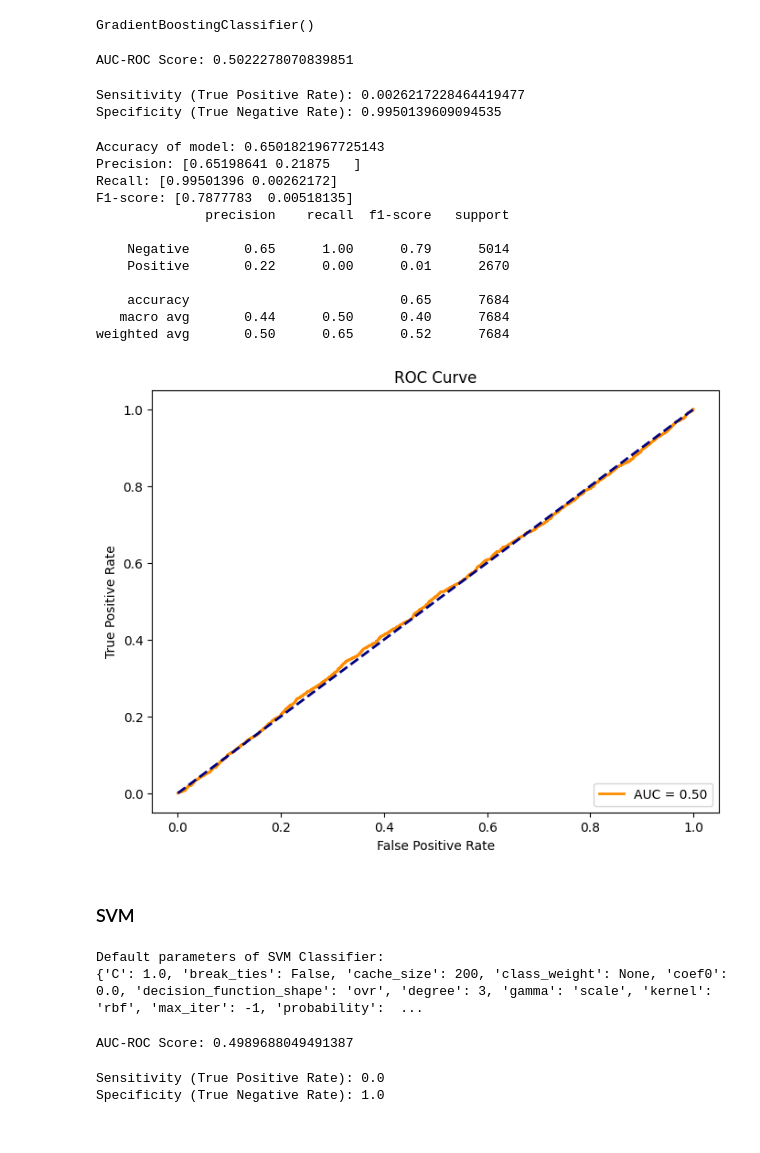
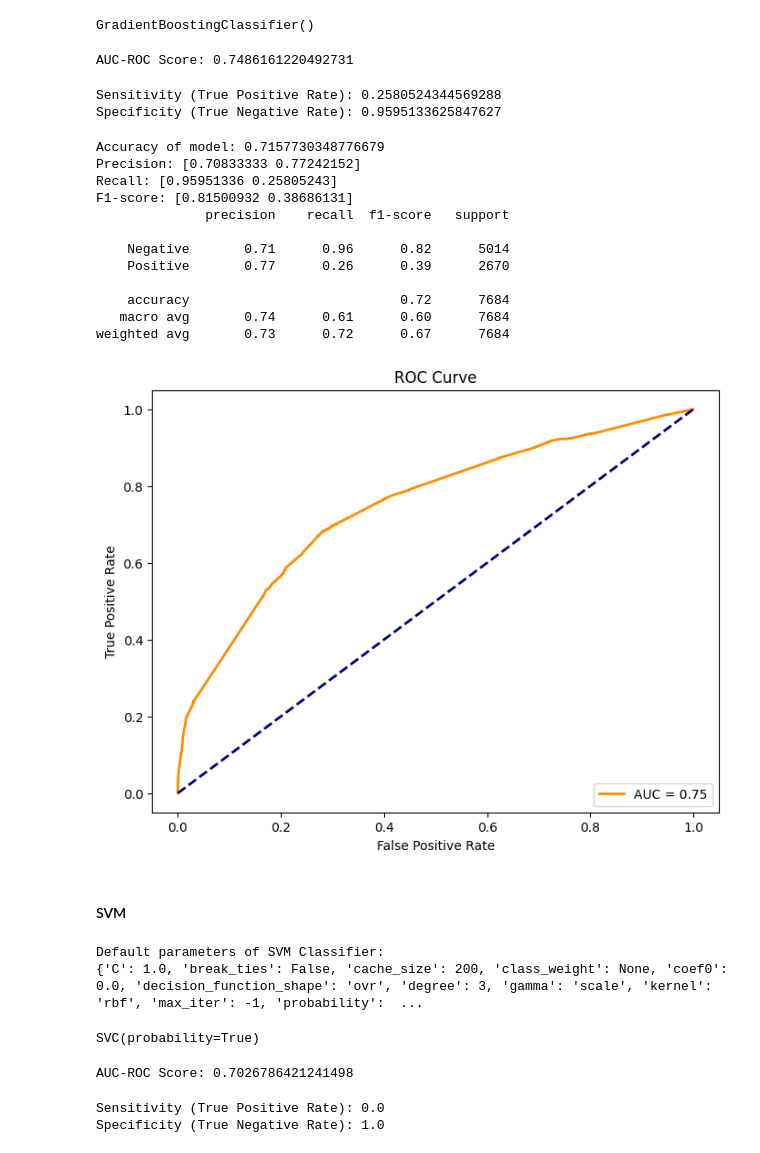
Before and after one commit to SailorGeorge/BiomedicalDataScience_LAB04, a Jupyter notebook: Lab4.ipynb, the cells around one changed output. Drawn from its saved outputs; the diff is of its cells as text; code cells hidden in the pictures.

```diff
--- a/Lab4.ipynb
+++ b/Lab4.ipynb
@@ -501,0 +598,4 @@ Values for "age" posterior to SVT: 177
+# %%
+X_test = pd.DataFrame(data=X_test_cat.to_numpy(),columns=X_test_cat.columns)
+X_test = pd.concat([X_test,pd.DataFrame(data=X_test_avoid.to_numpy(),columns=X_test_avoid.columns)],axis=1)
+print(X_test.isnull().sum())
@@ -502,5 +620,22 @@ Values for "age" posterior to SVT: 177
 # %% [markdown]
 The transformation applied on the training set of the data should be the same applied to the test set
+# %%
+from sklearn.preprocessing import OneHotEncoder
+from sklearn.preprocessing import LabelEncoder
+
+categorical_cols = ['codidiagingreso', 'codservicioreal']
+
+combined_data = pd.concat([X_train, X_test], axis=0)
+
+combined_data_encoded = pd.get_dummies(combined_data, columns=categorical_cols, prefix=categorical_cols)
+
+
+X_train_encoded = combined_data_encoded[:len(X_train)]
+X_test_encoded = combined_data_encoded[len(X_train):]
+
+# label_encoder = LabelEncoder()
+# y_train_encoded = label_encoder.fit_transform(y_train)
+# y_test_encoded = label_encoder.transform(y_test)
 # %% [markdown]
 ### Question 4
 # %% [markdown]
@@ -559,7 +654,7 @@ print(rf_classifier.get_params())
 Default parameters of RandomForestClassifier:
 {'bootstrap': True, 'ccp_alpha': 0.0, 'class_weight': None, 'criterion': 'gini', 'max_depth': None, 'max_features': 'sqrt', 'max_leaf_nodes': None, 'max_samples': None, 'min_impurity_decrease': 0.0, ' ...
 # %%
-rf_classifier.fit(X_train, y_train)
+rf_classifier.fit(X_train_encoded, y_train)
 # %% [output]
 RandomForestClassifier()
 # %%
@@ -649,18 +744,18 @@ print(gb_clf.get_params())
 Default parameters of Gradient Boosting:
 {'ccp_alpha': 0.0, 'criterion': 'friedman_mse', 'init': None, 'learning_rate': 0.1, 'loss': 'log_loss', 'max_depth': 3, 'max_features': None, 'max_leaf_nodes': None, 'min_impurity_decrease': 0.0, 'min ...
 # %%
-gb_clf.fit(X_train, y_train)
+gb_clf.fit(X_train_encoded, y_train)
 # %% [output]
 GradientBoostingClassifier()
 # %%
-positive_probs = gb_clf.predict_proba(X_test)[:, 1]
+positive_probs = gb_clf.predict_proba(X_test_encoded)[:, 1]
 
 auc_roc_gb = roc_auc_score(y_test, positive_probs)
 print("AUC-ROC Score:", auc_roc_gb)
 # %% [output]
-AUC-ROC Score: 0.5022278070839851
+AUC-ROC Score: 0.7486161220492731
 # %%
-predictions = gb_clf.predict(X_test)
+predictions = gb_clf.predict(X_test_encoded)
 
 conf_matrix = confusion_matrix(y_test, predictions)
 
@@ -673,10 +768,10 @@ specificity = true_negative / (true_negative + false_positive)
 print("Sensitivity (True Positive Rate):", sensitivity)
 print("Specificity (True Negative Rate):", specificity)
 # %% [output]
-Sensitivity (True Positive Rate): 0.0026217228464419477
-Specificity (True Negative Rate): 0.9950139609094535
+Sensitivity (True Positive Rate): 0.2580524344569288
+Specificity (True Negative Rate): 0.9595133625847627
 # %%
-predictions = gb_clf.predict(X_test)
+predictions = gb_clf.predict(X_test_encoded)
 
 accuracy_gb = accuracy_score(y_test, predictions)
 print(f'Accuracy of model: {accuracy_gb}')
@@ -693,35 +788,35 @@ print(f'F1-score: {f1_gb}')
 class_names = ["Negative", "Positive"]
 print(classification_report(y_test, predictions, target_names=class_names))
 # %% [output]
-Accuracy of model: 0.6501821967725143
-Precision: [0.65198641 0.21875   ]
-Recall: [0.99501396 0.00262172]
-F1-score: [0.7877783  0.00518135]
+Accuracy of model: 0.7157730348776679
+Precision: [0.70833333 0.77242152]
+Recall: [0.95951336 0.25805243]
+F1-score: [0.81500932 0.38686131]
               precision    recall  f1-score   support
 
-    Negative       0.65      1.00      0.79      5014
-    Positive       0.22      0.00      0.01      2670
+    Negative       0.71      0.96      0.82      5014
+    Positive       0.77      0.26      0.39      2670
 
-    accuracy                           0.65      7684
-   macro avg       0.44      0.50      0.40      7684
-weighted avg       0.50      0.65      0.52      7684
+    accuracy                           0.72      7684
+   macro avg       0.74      0.61      0.60      7684
+weighted avg       0.73      0.72      0.67      7684
 # %%
-probabilities = gb_clf.decision_function(X_test)
+probabilities = gb_clf.decision_function(X_test_encoded)
 fpr, tpr, thresholds = roc_curve(y_test, probabilities)
 auc = roc_auc_score(y_test, probabilities)
 
 plt.figure(figsize=(8, 6))
 plt.plot(fpr, tpr, color='darkorange', lw=2, label=f'AUC = {auc:.2f}')
 plt.plot([0, 1], [0, 1], color='navy', lw=2, linestyle='--')
 plt.xlabel('False Positive Rate')
 plt.ylabel('True Positive Rate')
 plt.title('ROC Curve')
 plt.legend(loc='lower right')
 plt.show()
 # %% [output]
-[figure, old version]
+[figure, new version]
 # %% [markdown]
-### SVM
+#### SVM
 # %%
 from sklearn.svm import SVC
 
@@ -733,13 +828,15 @@ print(svm_classifier.get_params())
 Default parameters of SVM Classifier:
 {'C': 1.0, 'break_ties': False, 'cache_size': 200, 'class_weight': None, 'coef0': 0.0, 'decision_function_shape': 'ovr', 'degree': 3, 'gamma': 'scale', 'kernel': 'rbf', 'max_iter': -1, 'probability':  ...
 # %%
-svm_classifier.fit(X_train, y_train)
+svm_classifier.fit(X_train_encoded, y_train)
+# %% [output]
+SVC(probability=True)
 # %%
-positive_probs = svm_classifier.predict_proba(X_test)[:, 1]
+positive_probs = svm_classifier.predict_proba(X_test_encoded)[:, 1]
 
 
 auc_roc_svm = roc_auc_score(y_test, positive_probs)
 print("AUC-ROC Score:", auc_roc_svm)
 # %% [output]
-AUC-ROC Score: 0.4989688049491387
+AUC-ROC Score: 0.7026786421241498
 # %%
```
Also changed, not shown: parts of 33 cells of this notebook, 1 other file.
